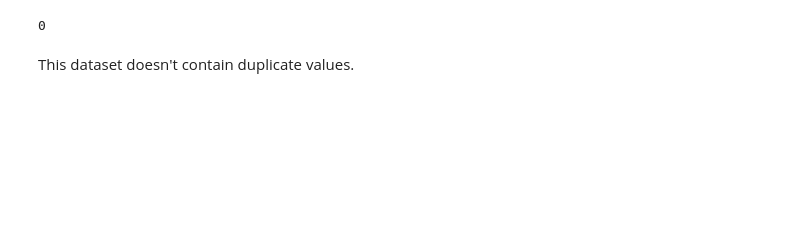
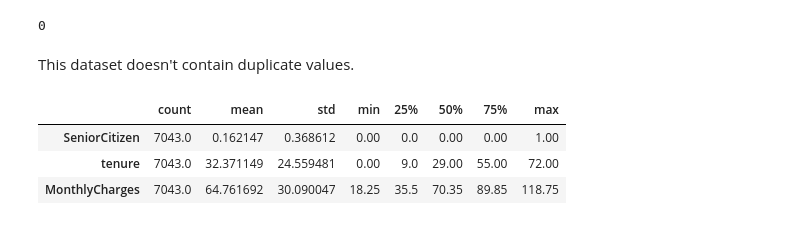
Before and after one commit to pinilDissanayaka/Telecom-Customer-Churn-prediction, a Jupyter notebook: Scripts/ Notebook.ipynb, the cells around one changed output. Saved outputs shown, nothing was run; the diff lists cells and outputs as text; code cells hidden in the pictures; blank space fills up the shorter version.

```diff
--- a/Scripts/ Notebook.ipynb
+++ b/Scripts/ Notebook.ipynb
@@ -91,3 +99,10 @@ df.duplicated().sum()
 0
 # %% [markdown]
 This dataset doesn't contain duplicate values.
+# %%
+df.describe().T
+# %% [output]
+|  | count | mean | std | min | 25% | 50% | 75% | max |
+| SeniorCitizen | 7043.0 | 0.162147 | 0.368612 | 0.00 | 0.0 | 0.00 | 0.00 | 1.00 |
+| tenure | 7043.0 | 32.371149 | 24.559481 | 0.00 | 9.0 | 29.00 | 55.00 | 72.00 |
+| MonthlyCharges | 7043.0 | 64.761692 | 30.090047 | 18.25 | 35.5 | 70.35 | 89.85 | 118.75 |
```
Also changed, not shown: parts of 2 cells of this notebook.
